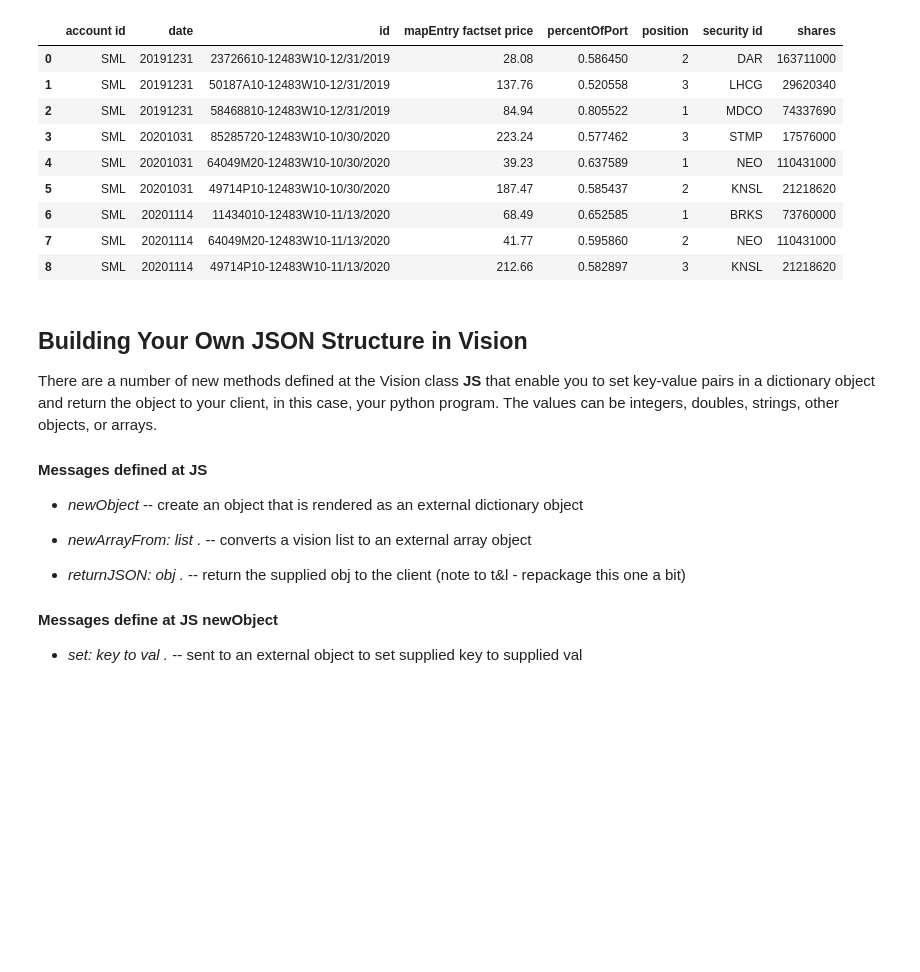
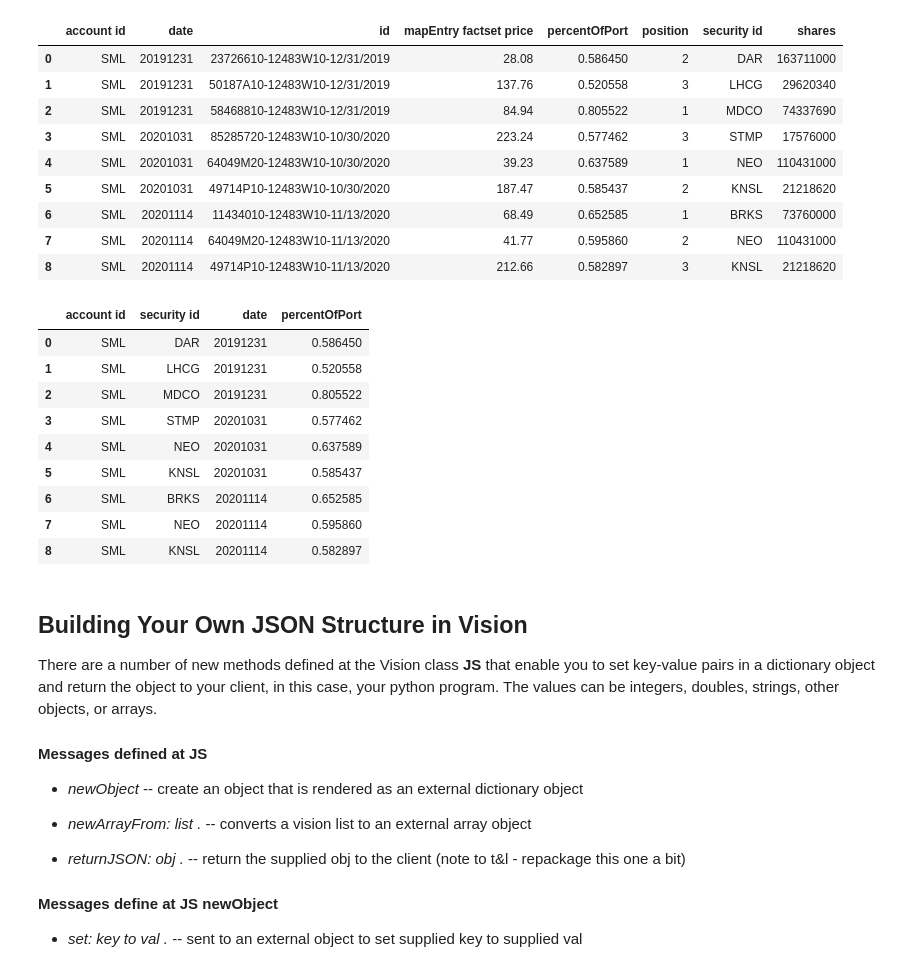
Before and after one commit to LeslieNewman/Vi-Py, a Jupyter notebook: py/VisionExpressionsStoryBoard.ipynb, the cells around one changed output. Cells and saved outputs as stored; diff of their text form; code cells hidden in the pictures; blank space fills up the shorter version.

```diff
--- a/py/VisionExpressionsStoryBoard.ipynb
+++ b/py/VisionExpressionsStoryBoard.ipynb
@@ -249,6 +249,21 @@ pd.DataFrame(result['array'])
 | 6 | SML | 20201114 | 11434010-12483W10-11/13/2020 | 68.49 | 0.652585 | 1 | BRKS | 73760000 |
 | 7 | SML | 20201114 | 64049M20-12483W10-11/13/2020 | 41.77 | 0.595860 | 2 | NEO | 110431000 |
 | 8 | SML | 20201114 | 49714P10-12483W10-11/13/2020 | 212.66 | 0.582897 | 3 | KNSL | 21218620 |
+# %%
+#--  We're in python now.  Fix the column order
+
+pd.DataFrame(result['array'], columns = ["account id", "security id", "date", "percentOfPort"])
+# %% [output]
+|  | account id | security id | date | percentOfPort |
+| 0 | SML | DAR | 20191231 | 0.586450 |
+| 1 | SML | LHCG | 20191231 | 0.520558 |
+| 2 | SML | MDCO | 20191231 | 0.805522 |
+| 3 | SML | STMP | 20201031 | 0.577462 |
+| 4 | SML | NEO | 20201031 | 0.637589 |
+| 5 | SML | KNSL | 20201031 | 0.585437 |
+| 6 | SML | BRKS | 20201114 | 0.652585 |
+| 7 | SML | NEO | 20201114 | 0.595860 |
+| 8 | SML | KNSL | 20201114 | 0.582897 |
 # %%
 #--  The runvisionJSON function assumes you are returning a JSON structure from Vision
 #--  The getArrayFrom: for: over: method will automatically build and return this structure
```
